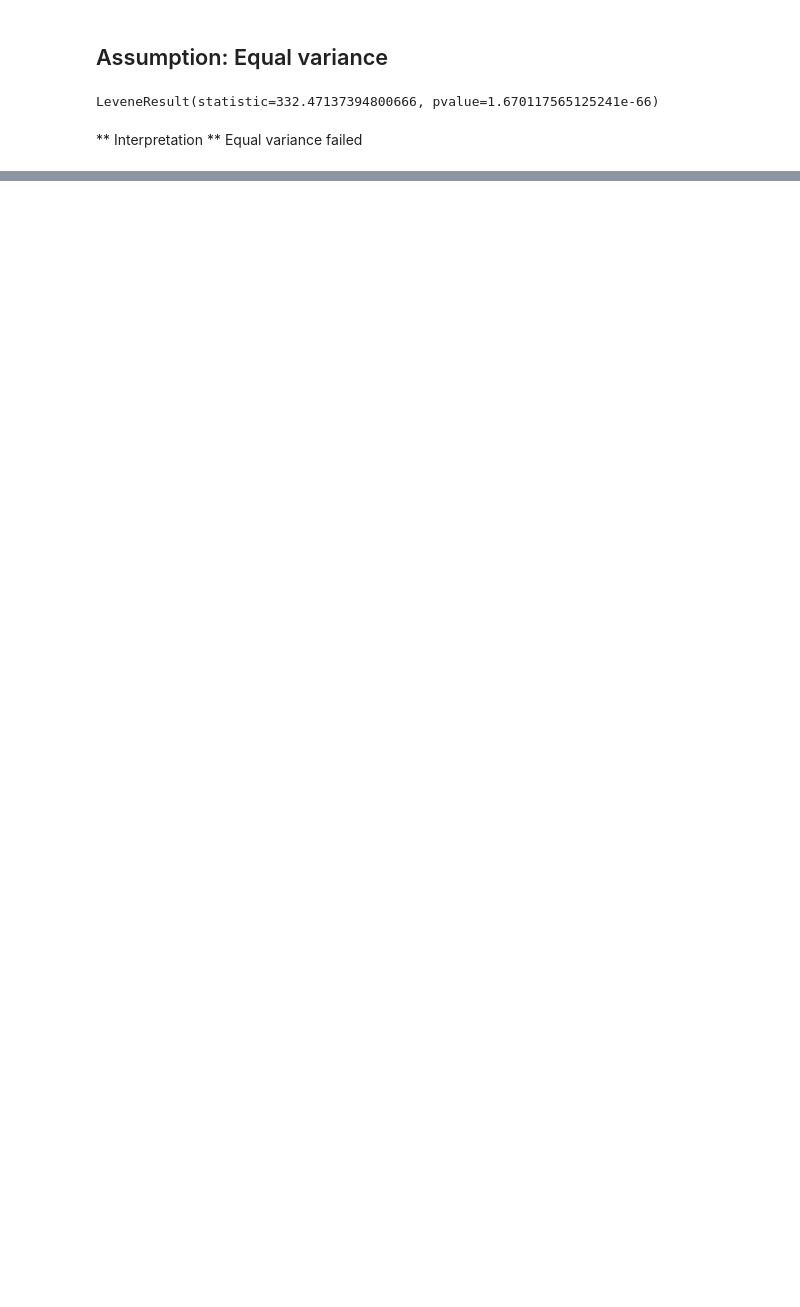
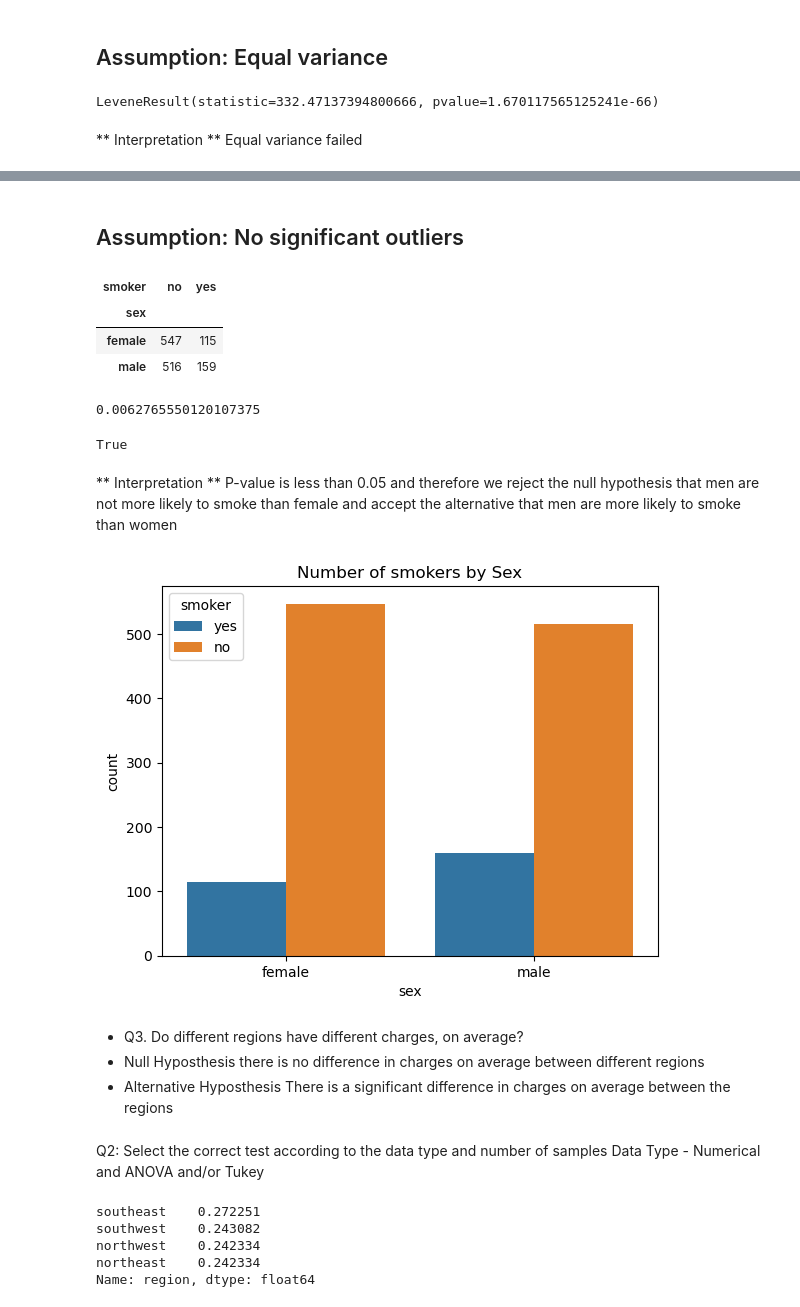
Before and after one commit to MrBCPT/DE_2023, a Jupyter notebook: Hypothesis_Testing_Insurance_Data(Core).ipynb, the cells around one changed output, grey strips where cells are left out. Saved outputs shown, nothing was run; the diff lists cells and outputs as text; code cells hidden in the pictures; blank space fills up the shorter version.

```diff
--- a/Hypothesis_Testing_Insurance_Data(Core).ipynb
+++ b/Hypothesis_Testing_Insurance_Data(Core).ipynb
@@ -338,0 +260,11 @@ Name: Height, dtype: float64
+# %% [markdown]
+## Assumption: No significant outliers
+# %%
+# calculate the contingency table with pd.cross-tab
+table = pd.crosstab(df['sex'], df['smoker'])
+table
+# %% [output]
+| smoker | no | yes |
+| sex |  |  |
+| female | 547 | 115 |
+| male | 516 | 159 |
@@ -338,0 +275,32 @@ Name: Height, dtype: float64
+# %%
+# What was our p-value?
+print(p)
+p<.05
+# %% [output]
+0.0062765550120107375
+True
+# %% [markdown]
+** Interpretation **
+P-value is less than 0.05 and therefore we reject the null hypothesis that men are not more likely to smoke than female
+and accept the alternative that men are more likely to smoke than women
+# %%
+#Visualise the correct hyposthesis
+ax = sns.countplot(data=df, x='sex',hue='smoker',)
+ax.set_title("Number of smokers by Sex");
+# %% [output]
+[figure, added]
+# %% [markdown]
+- Q3. Do different regions have different charges, on average?
+-  Null Hyposthesis there is no difference in charges on average between different regions
+-  Alternative Hyposthesis There is a significant difference in charges on average between the regions
+# %% [markdown]
+Q2: Select the correct test according to the data type and number of samples Data Type - Numerical and ANOVA and/or Tukey
+# %%
+#Visualise data
+df['region'].value_counts(1)
+# %% [output]
+southeast    0.272251
+southwest    0.243082
+northwest    0.242334
+northeast    0.242334
+Name: region, dtype: float64
```
Also changed, not shown: parts of 44 cells of this notebook.
